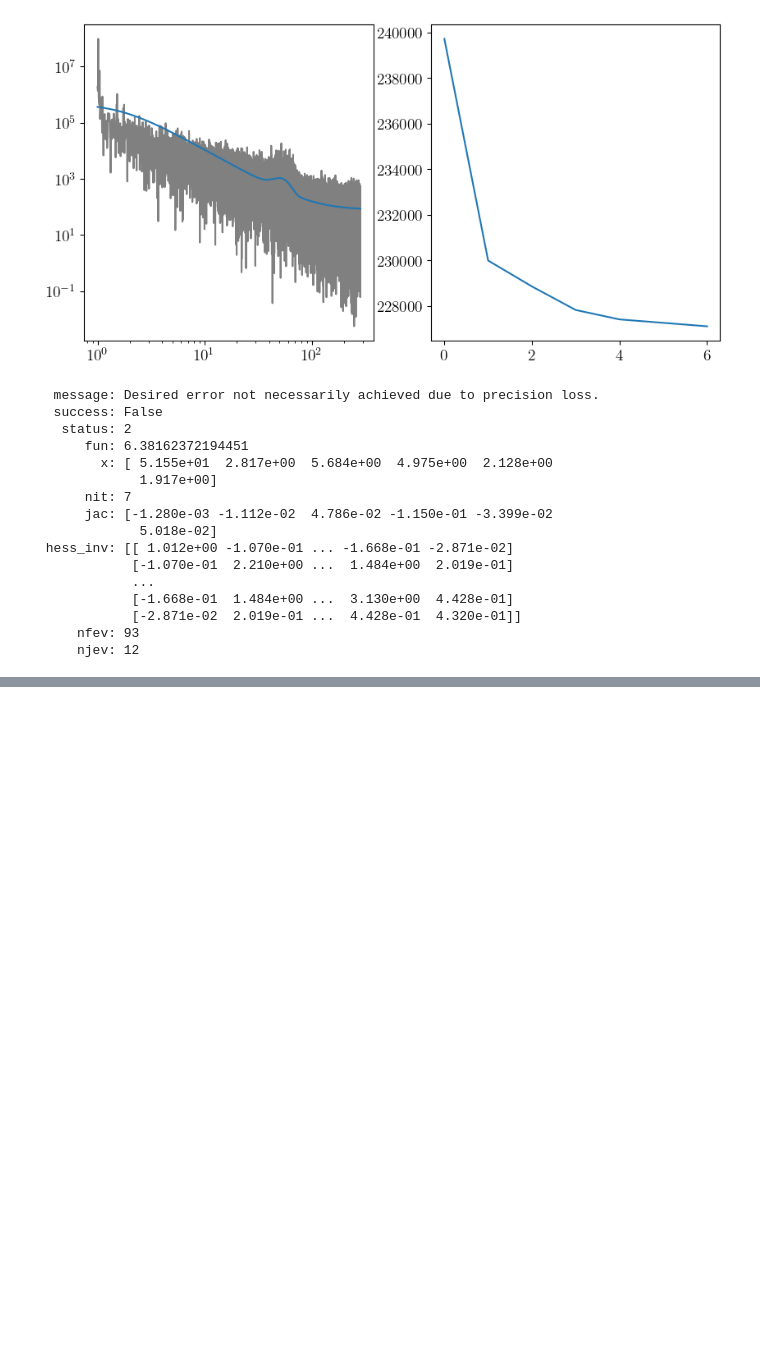
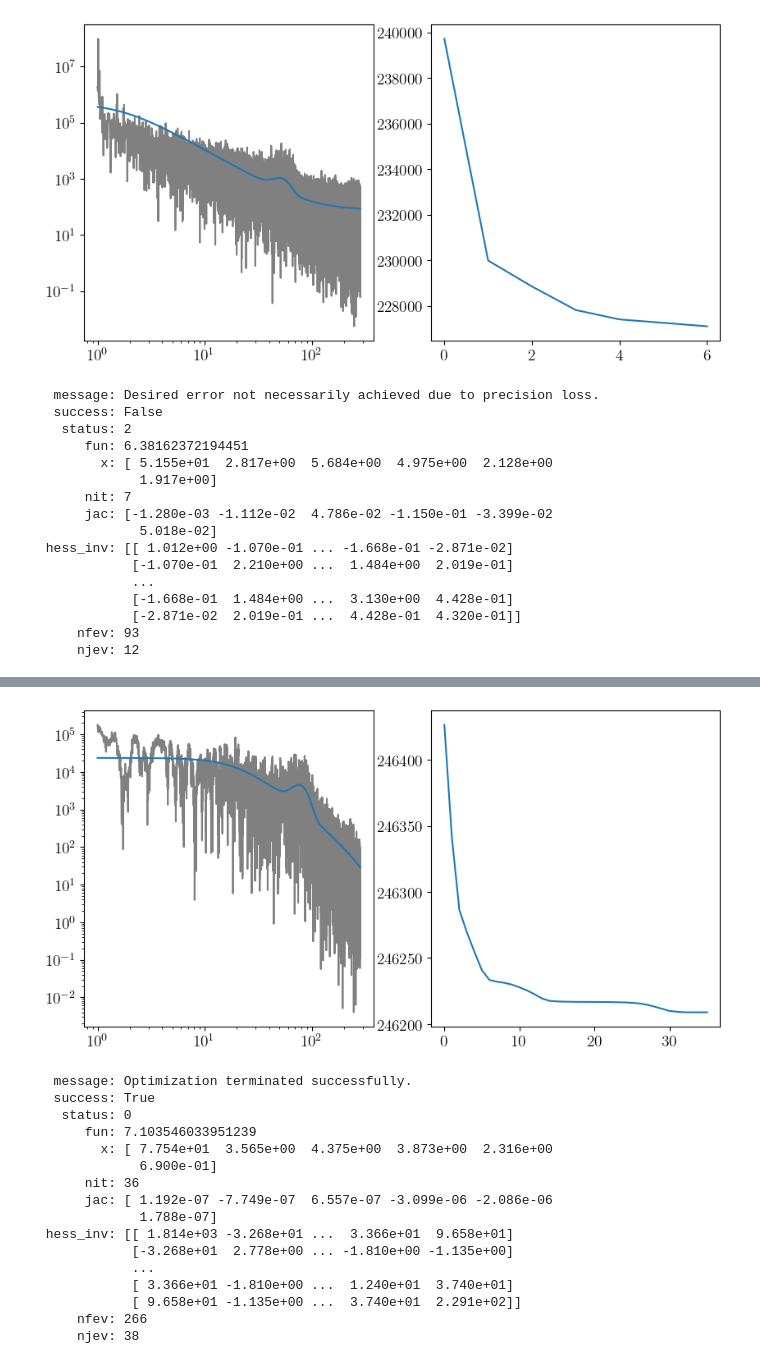
Before and after one commit to irmak-akdogan/Red-Giant-MCMC, a Jupyter notebook: debug_refit.ipynb, the cells around one changed output, grey strips where cells are left out. Saved outputs shown, nothing was run; the diff lists cells and outputs as text; code cells hidden in the pictures; blank space fills up the shorter version.

```diff
--- a/debug_refit.ipynb
+++ b/debug_refit.ipynb
@@ -159,0 +141,4 @@ Name: 1572049, dtype: float64
+# %%
+bad_fits = pd.read_csv("refit_output/merged_refit.csv", index_col="KIC")
+bad_fits = bad_fits[~bad_fits['success']]
+bad_fits
@@ -159,0 +160,20 @@ Name: 1572049, dtype: float64
+# %%
+fit_stars(bad_fits)
+# %% [output]
+[figure, added]
+  message: Optimization terminated successfully.
+  success: True
+   status: 0
+      fun: 7.103546033951239
+        x: [ 7.754e+01  3.565e+00  4.375e+00  3.873e+00  2.316e+00
+             6.900e-01]
+      nit: 36
+      jac: [ 1.192e-07 -7.749e-07  6.557e-07 -3.099e-06 -2.086e-06
+             1.788e-07]
+ hess_inv: [[ 1.814e+03 -3.268e+01 ...  3.366e+01  9.658e+01]
+            [-3.268e+01  2.778e+00 ... -1.810e+00 -1.135e+00]
+            ...
+            [ 3.366e+01 -1.810e+00 ...  1.240e+01  3.740e+01]
+            [ 9.658e+01 -1.135e+00 ...  3.740e+01  2.291e+02]]
+     nfev: 266
+     njev: 38
```
Also changed, not shown: parts of 5 cells of this notebook, 1 other file.
